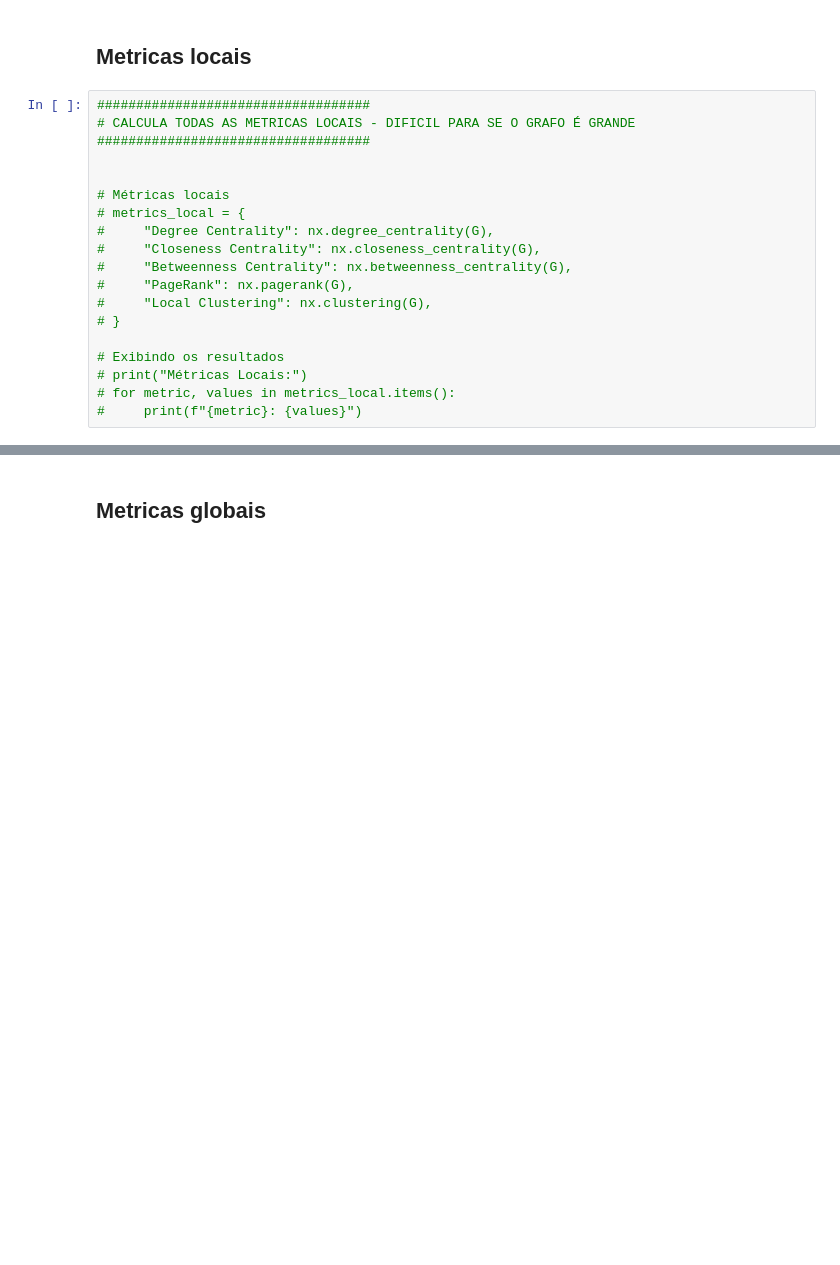
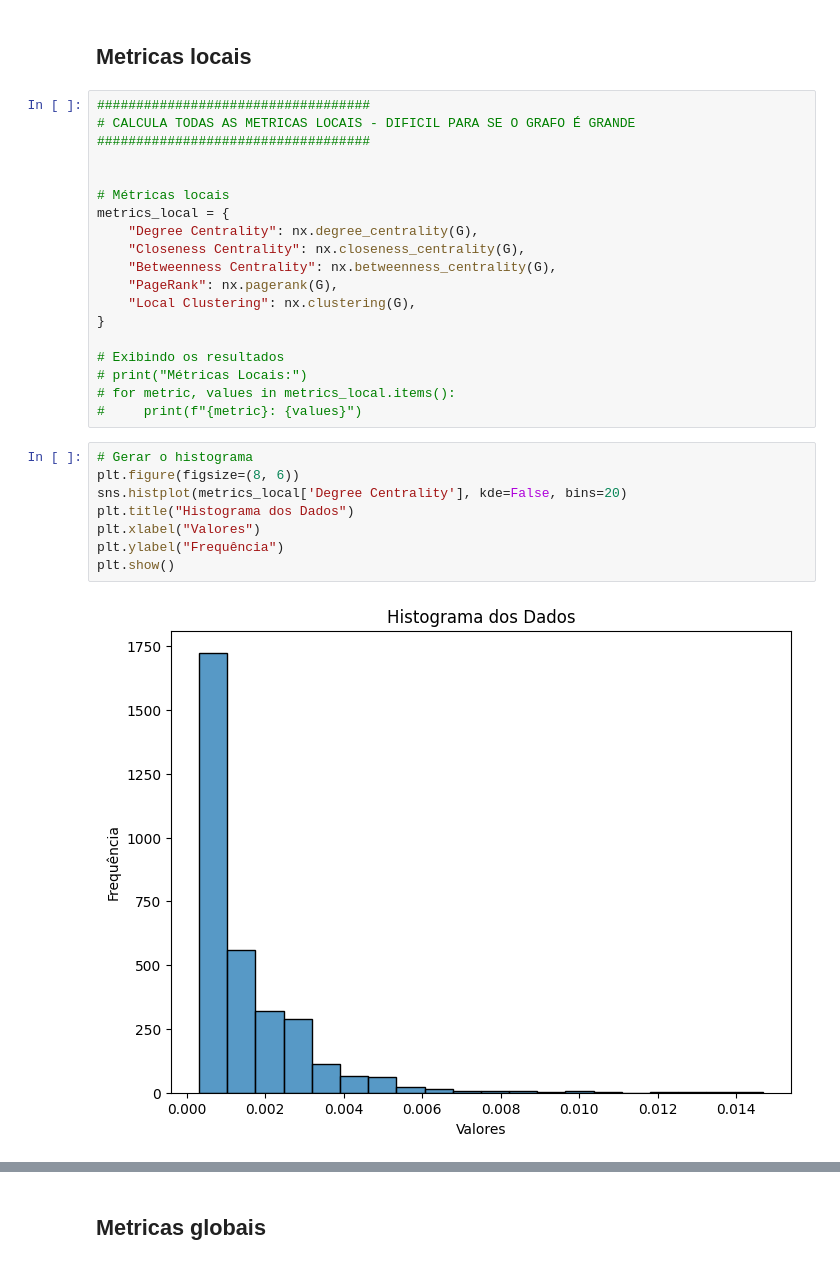
Before and after one commit to yagoprimerano/Network-Analysis-Lattes, a Jupyter notebook: notebooks/2.analysis.ipynb, the cells around one changed output, grey strips where cells are left out. Saved outputs shown, nothing was run; the diff lists cells and outputs as text; blank space fills up the shorter version.

```diff
--- a/notebooks/2.analysis.ipynb
+++ b/notebooks/2.analysis.ipynb
@@ -395,15 +393,25 @@ Essas métricas abrangem características estruturais importantes, permitindo an
 
 
 # Métricas locais
-# metrics_local = {
-#     "Degree Centrality": nx.degree_centrality(G),
-#     "Closeness Centrality": nx.closeness_centrality(G),
-#     "Betweenness Centrality": nx.betweenness_centrality(G),
-#     "PageRank": nx.pagerank(G),
-#     "Local Clustering": nx.clustering(G),
-# }
+metrics_local = {
+    "Degree Centrality": nx.degree_centrality(G),
+    "Closeness Centrality": nx.closeness_centrality(G),
+    "Betweenness Centrality": nx.betweenness_centrality(G),
+    "PageRank": nx.pagerank(G),
+    "Local Clustering": nx.clustering(G),
+}
 
 # Exibindo os resultados
 # print("Métricas Locais:")
 # for metric, values in metrics_local.items():
 #     print(f"{metric}: {values}")
+# %%
+# Gerar o histograma
+plt.figure(figsize=(8, 6))
+sns.histplot(metrics_local['Degree Centrality'], kde=False, bins=20)
+plt.title("Histograma dos Dados")
+plt.xlabel("Valores")
+plt.ylabel("Frequência")
+plt.show()
+# %% [output]
+[figure, added]
```
Also changed, not shown: parts of 11 cells of this notebook, 2 other files.
